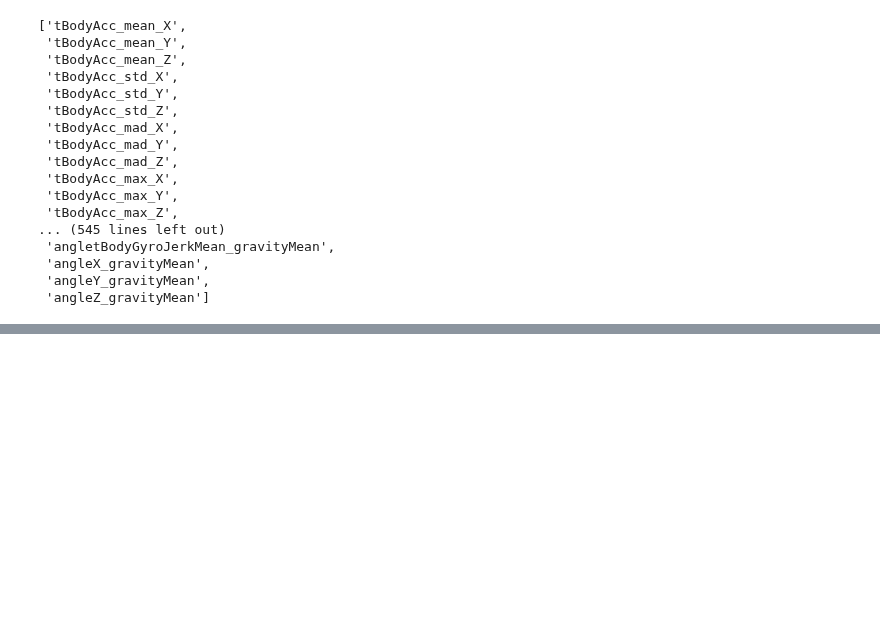
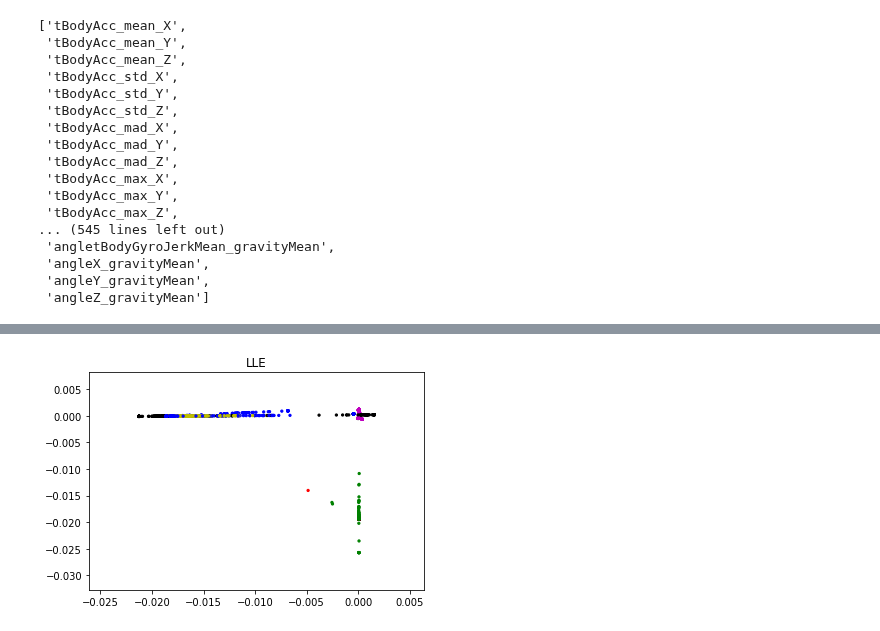
Before and after one commit to Hodapp87/yazabi-tensorflow-classification-test, a Jupyter notebook: Yazabi - TensorFlow skills test (classification).ipynb, the cells around one changed output, grey strips where cells are left out. Saved outputs shown, nothing was run; the diff lists cells and outputs as text; code cells hidden in the pictures; blank space fills up the shorter version.

```diff
--- a/Yazabi - TensorFlow skills test (classification).ipynb
+++ b/Yazabi - TensorFlow skills test (classification).ipynb
@@ -77,0 +134,2 @@ test_X_accZ = read_accel("z", "test")
+# %%
+embed_lle, _ = sklearn.manifold.locally_linear_embedding(train_X, n_components=2, n_neighbors=5)
@@ -77,0 +149,5 @@ test_X_accZ = read_accel("z", "test")
+# %%
+plt.title("LLE")
+plot_embedding(embed_lle)
+# %% [output]
+[figure, added]
```
Also changed, not shown: parts of 21 cells of this notebook, 1 other file.
